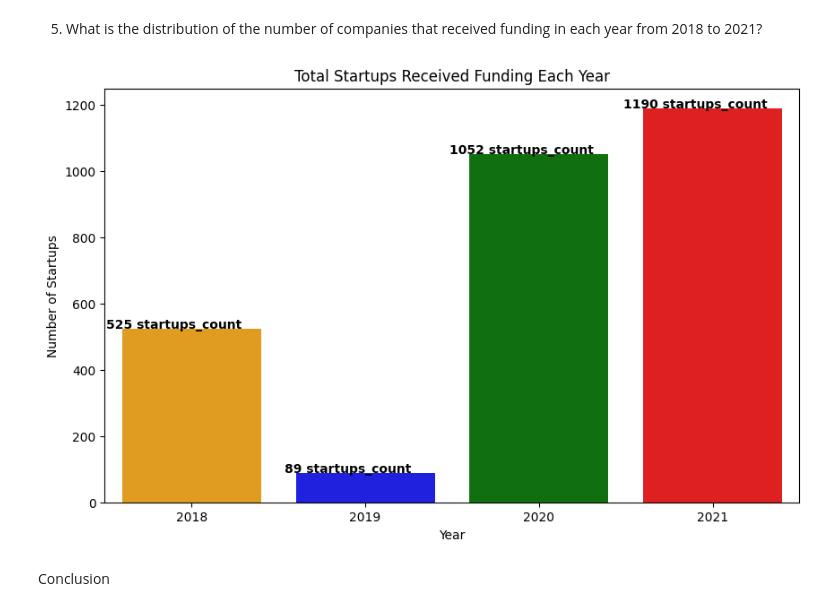
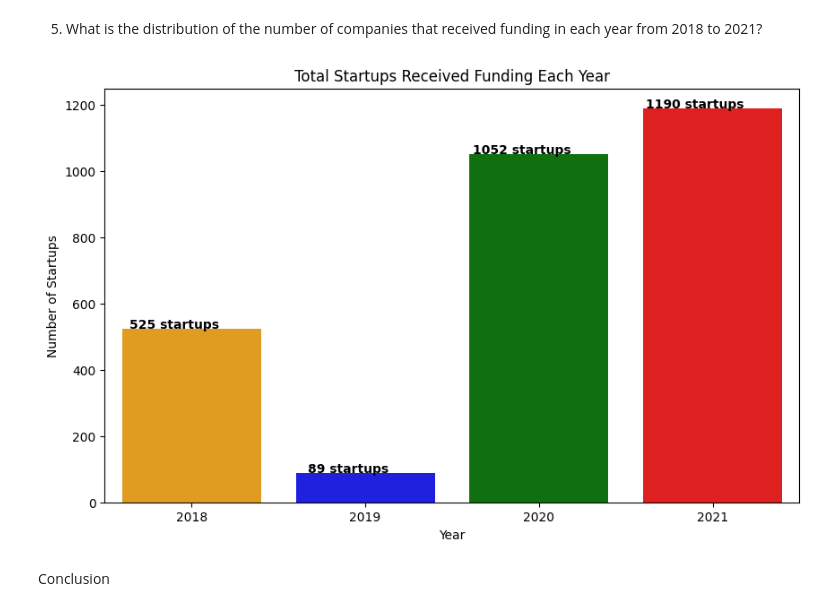
Before and after one commit to DelphinKdl/-Data-analysis-project-Data-Driven-Insights-for-Indian-Startup-Growth, a Jupyter notebook: notebook.ipynb, the cells around one changed output. Saved outputs shown, nothing was run; the diff lists cells and outputs as text; code cells hidden in the pictures.

```diff
--- a/notebook.ipynb
+++ b/notebook.ipynb
@@ -715,29 +715,29 @@ plt.show()
 # %%
 
 # Count the number of startups in each year
 startups_count = combinedData.groupby(['Year'])['Company_Brand'].count().reset_index()
 
 # Create a bar chart with values on each bar
 plt.figure(figsize=(10, 6))
 ax = sns.barplot(y=startups_count['Company_Brand'], x=startups_count['Year'], palette=colors)
 
 # Add count values on top of each bar
 for bar, count in zip(ax.patches, startups_count['Company_Brand']):
     plt.text(
         bar.get_x() + bar.get_width() / 2 - 0.1 ,
         bar.get_height() + 0.1,
-        f'{count}' + ' startups_count',
+        f'{count}' + ' startups',
         ha='center',
         color='black',
         fontweight='bold'
     )
 
 plt.title('Total Startups Received Funding Each Year')
 plt.xlabel('Year')
 plt.ylabel('Number of Startups')
 plt.show()
 # %% [output]
-[figure, old version]
+[figure, new version]
 # %% [markdown]
 Conclusion
 # %% [markdown]
```
